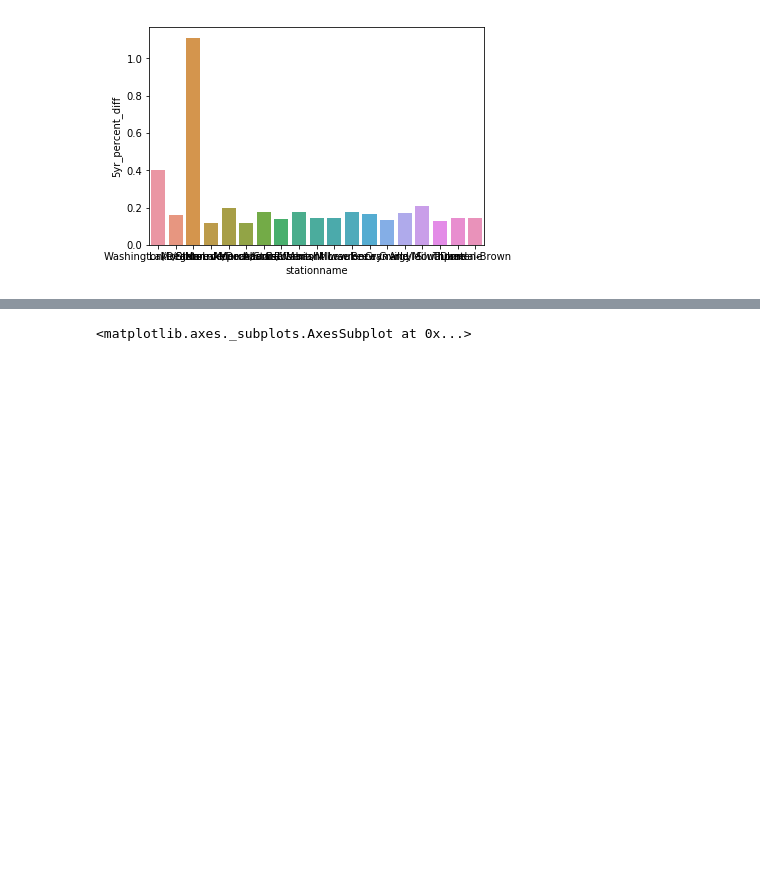
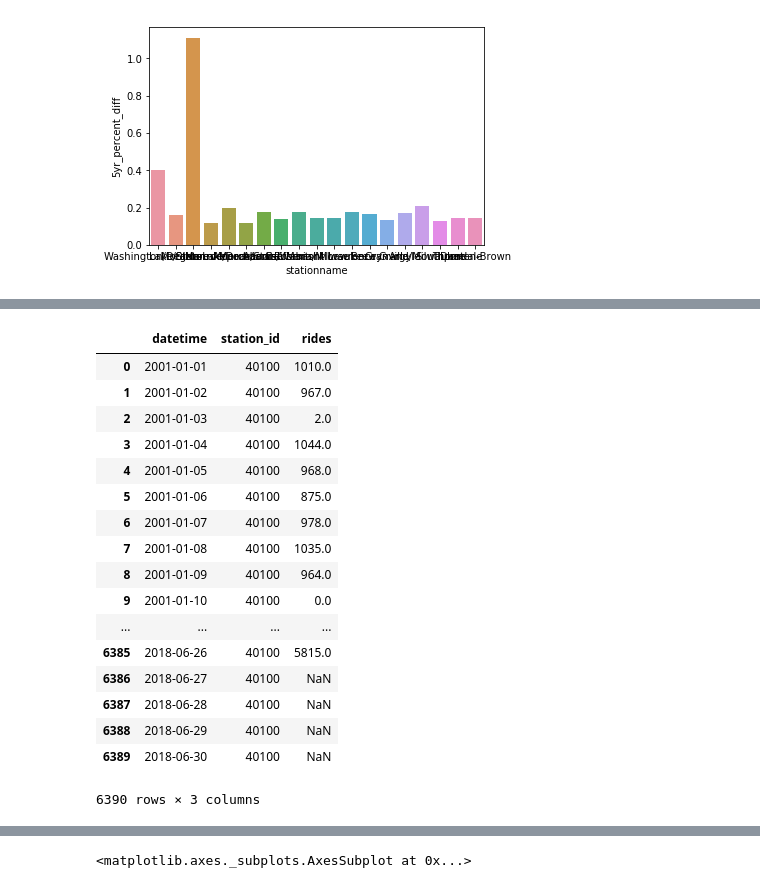
Before and after one commit to donnajobridge/cta, a Jupyter notebook: cta.ipynb, the cells around one changed output, grey strips where cells are left out. Drawn from its saved outputs; the diff is of its cells as text; code cells hidden in the pictures; blank space fills up the shorter version.

```diff
--- a/cta.ipynb
+++ b/cta.ipynb
@@ -104,0 +123,21 @@ topstationlist_ave = top_ave.stationname.unique()
+# %%
+morse_df.groupby('datetime').mean().reset_index()
+# %% [output]
+|  | datetime | station_id | rides |
+| 0 | 2001-01-01 | 40100 | 1010.0 |
+| 1 | 2001-01-02 | 40100 | 967.0 |
+| 2 | 2001-01-03 | 40100 | 2.0 |
+| 3 | 2001-01-04 | 40100 | 1044.0 |
+| 4 | 2001-01-05 | 40100 | 968.0 |
+| 5 | 2001-01-06 | 40100 | 875.0 |
+| 6 | 2001-01-07 | 40100 | 978.0 |
+| 7 | 2001-01-08 | 40100 | 1035.0 |
+| 8 | 2001-01-09 | 40100 | 964.0 |
+| 9 | 2001-01-10 | 40100 | 0.0 |
+| ... | ... | ... | ... |
+| 6385 | 2018-06-26 | 40100 | 5815.0 |
+| 6386 | 2018-06-27 | 40100 | NaN |
+| 6387 | 2018-06-28 | 40100 | NaN |
+| 6388 | 2018-06-29 | 40100 | NaN |
+| 6389 | 2018-06-30 | 40100 | NaN |
+6390 rows × 3 columns
```
Also changed, not shown: parts of 8 cells of this notebook, 1 other file.
